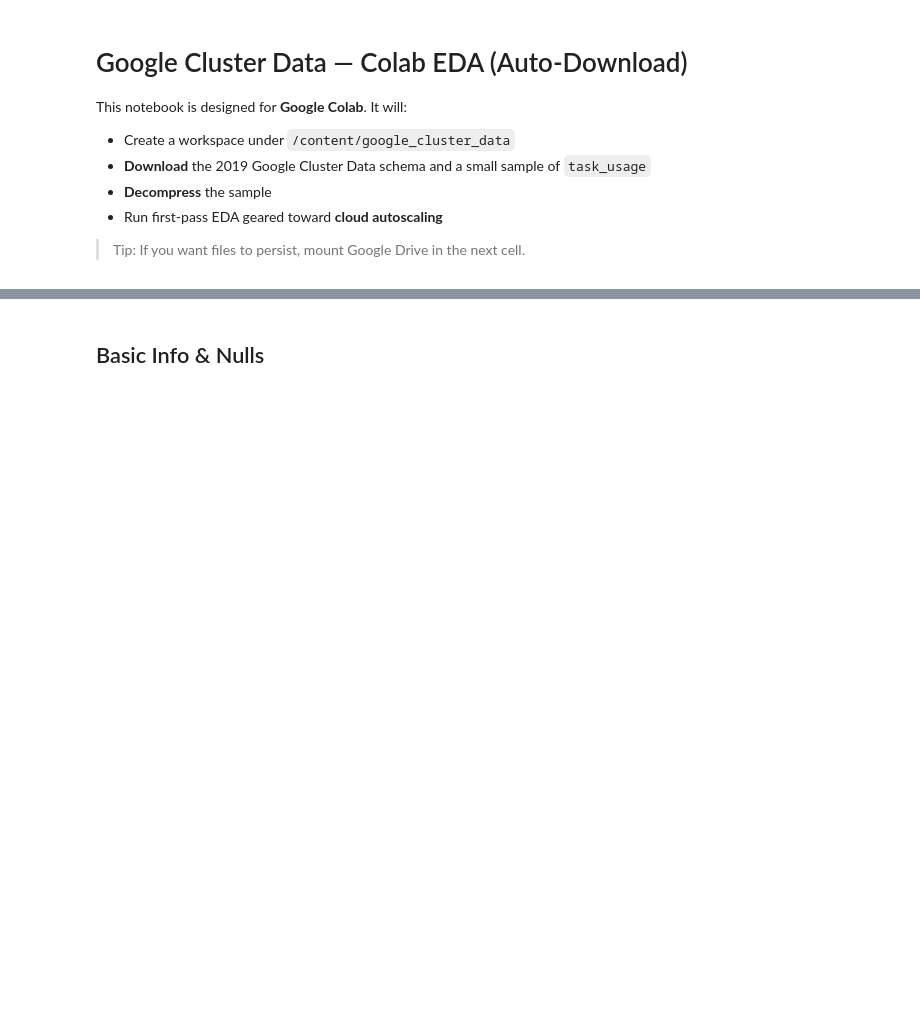
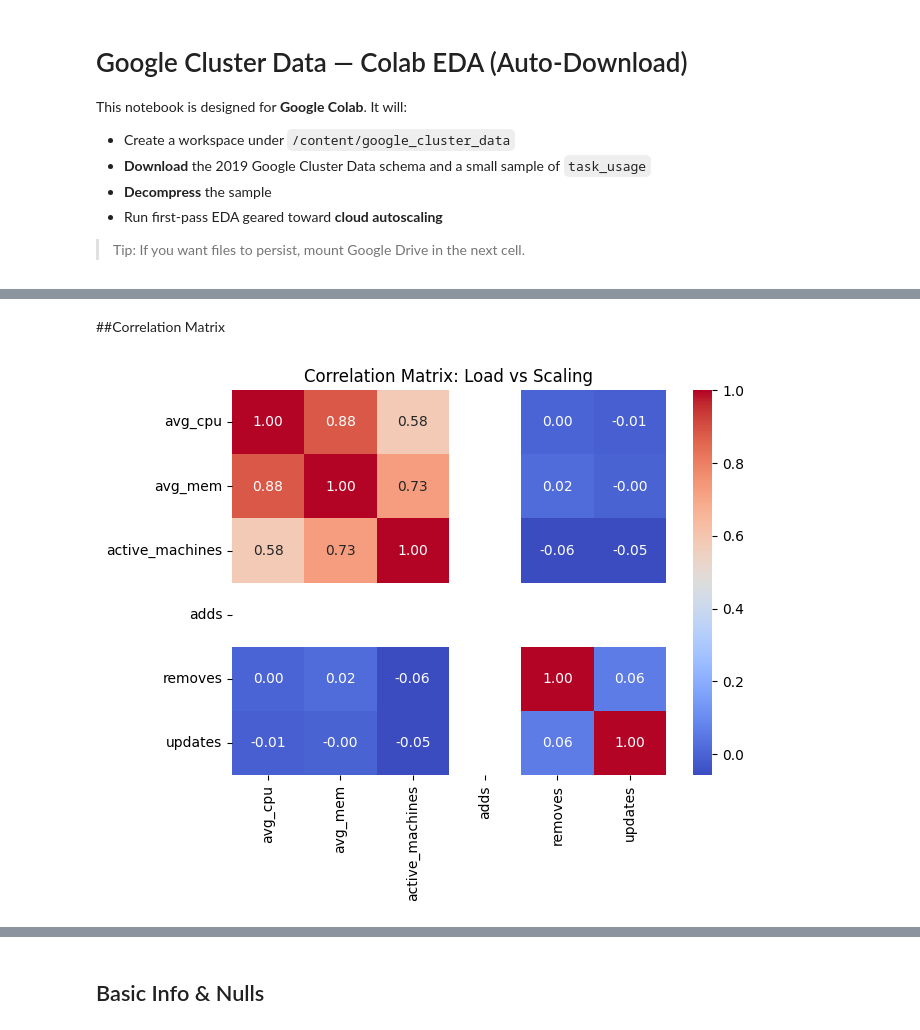
Before and after one commit to rah-ds/Cloud-Autoscaling-using-RL, a Jupyter notebook: notebooks/google_cluster_colab_eda.ipynb, the cells around one changed output, grey strips where cells are left out. Drawn from its saved outputs; the diff is of its cells as text; code cells hidden in the pictures; blank space fills up the shorter version.

```diff
--- a/notebooks/google_cluster_colab_eda.ipynb
+++ b/notebooks/google_cluster_colab_eda.ipynb
@@ -155,0 +77,14 @@ Job ID: 2317b316-cf95-482b-bed6-660a3c513eaf
+# %%
+from google.cloud import bigquery
+client = bigquery.Client()
+
+PUBLIC = "google.com:google-cluster-data"
+SHARD  = "clusterdata_2019_a"   # change to b..h as needed
+
+schema = client.query(f"""
+SELECT column_name, data_type
+FROM `{PUBLIC}.{SHARD}.INFORMATION_SCHEMA.COLUMNS`
+WHERE table_name = 'machine_events'
+ORDER BY ordinal_position
+""").to_dataframe()
+schema
@@ -155,0 +100,14 @@ Job ID: 2317b316-cf95-482b-bed6-660a3c513eaf
+# %%
+sql = f"""
+SELECT
+  TIMESTAMP_TRUNC(TIMESTAMP_MICROS(time), MINUTE) AS time_window,
+  SUM(CASE WHEN type = 0 THEN 1 ELSE 0 END) AS adds,     -- 0:add
+  SUM(CASE WHEN type = 1 THEN 1 ELSE 0 END) AS removes,  -- 1:remove
+  SUM(CASE WHEN type = 2 THEN 1 ELSE 0 END) AS updates   -- 2:update
+FROM `{PUBLIC}.{SHARD}.machine_events`
+GROUP BY time_window
+ORDER BY time_window
+LIMIT 10000
+"""
+df_events = client.query(sql).to_dataframe()
+df_events.head()
@@ -155,0 +123,3 @@ Job ID: 2317b316-cf95-482b-bed6-660a3c513eaf
+# %%
+df = pd.merge(df_usage, df_events, on="time_window", how="inner")
+df.head()
@@ -155,0 +188,13 @@ Job ID: 2317b316-cf95-482b-bed6-660a3c513eaf
+# %% [markdown]
+##Correlation Matrix
+# %%
+import seaborn as sns
+import matplotlib.pyplot as plt
+
+corr = df[['avg_cpu','avg_mem','active_machines','adds','removes','updates']].corr()
+plt.figure(figsize=(7,5))
+sns.heatmap(corr, annot=True, cmap='coolwarm', fmt=".2f")
+plt.title("Correlation Matrix: Load vs Scaling")
+plt.show()
+# %% [output]
+[figure, added]
```
Also changed, not shown: parts of 41 cells of this notebook.
